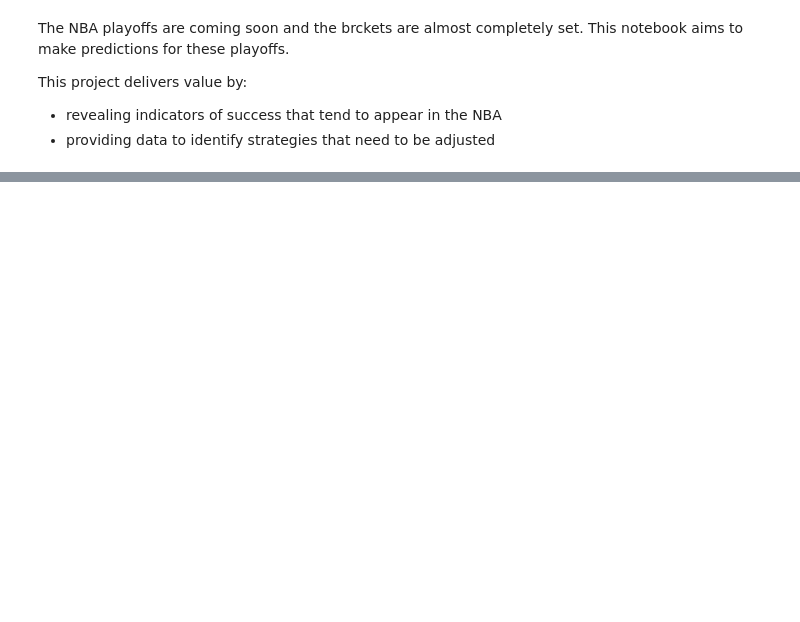
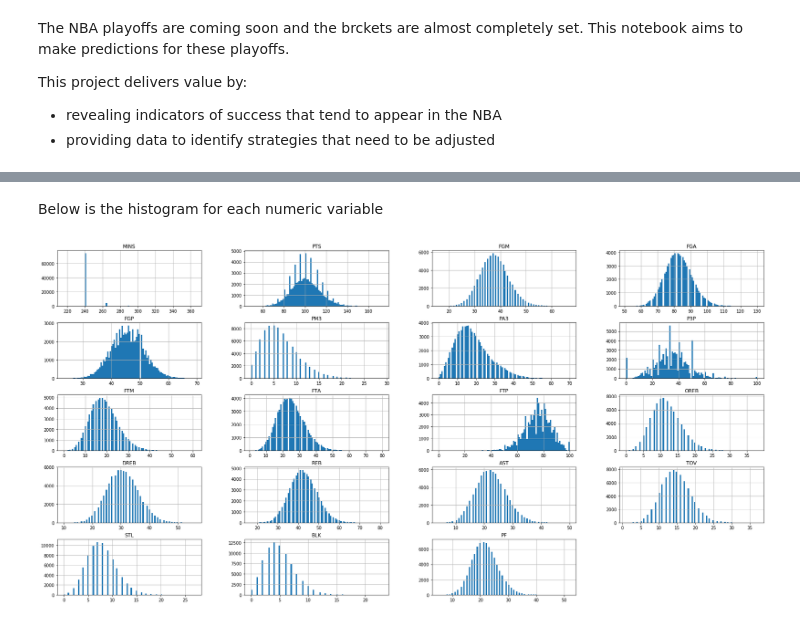
Before and after one commit to Blunt10K/NBA, a Jupyter notebook: notebooks/NBA Playoff Predictions.ipynb, the cells around one changed output, grey strips where cells are left out. Drawn from its saved outputs; the diff is of its cells as text; code cells hidden in the pictures; blank space fills up the shorter version.

```diff
--- a/notebooks/NBA Playoff Predictions.ipynb
+++ b/notebooks/NBA Playoff Predictions.ipynb
@@ -154,0 +36,2 @@ team_averages
+# %%
+gdf = df.groupby(['Team','Season_type','Year']).count()
@@ -154,0 +40,5 @@ team_averages
+# %%
+for t,s,y in gdf.index:
+    if(s=='004'):
+        l = gdf.loc[t].loc[s].index
+        df.loc[df['Team']==t,"Playoffs"] = df.loc[df['Team']==t,"Playoffs"].where(df["Year"].isin(l),False)
@@ -154,0 +47,3 @@ team_averages
+# %%
+drop_cols = ['Season_type','Year']
+df.drop(columns = drop_cols,inplace=True)
@@ -154,0 +74,10 @@ team_averages
+# %%
+df.fillna(value={'P3P':0},inplace=True)
+# %% [markdown]
+Below is the histogram for each numeric variable
+# %%
+import matplotlib.pyplot as plt
+df.hist(bins = 100,figsize=(30,15))
+plt.show()
+# %% [output]
+[figure, added]
```
Also changed, not shown: parts of 37 cells of this notebook, 1 other file.
